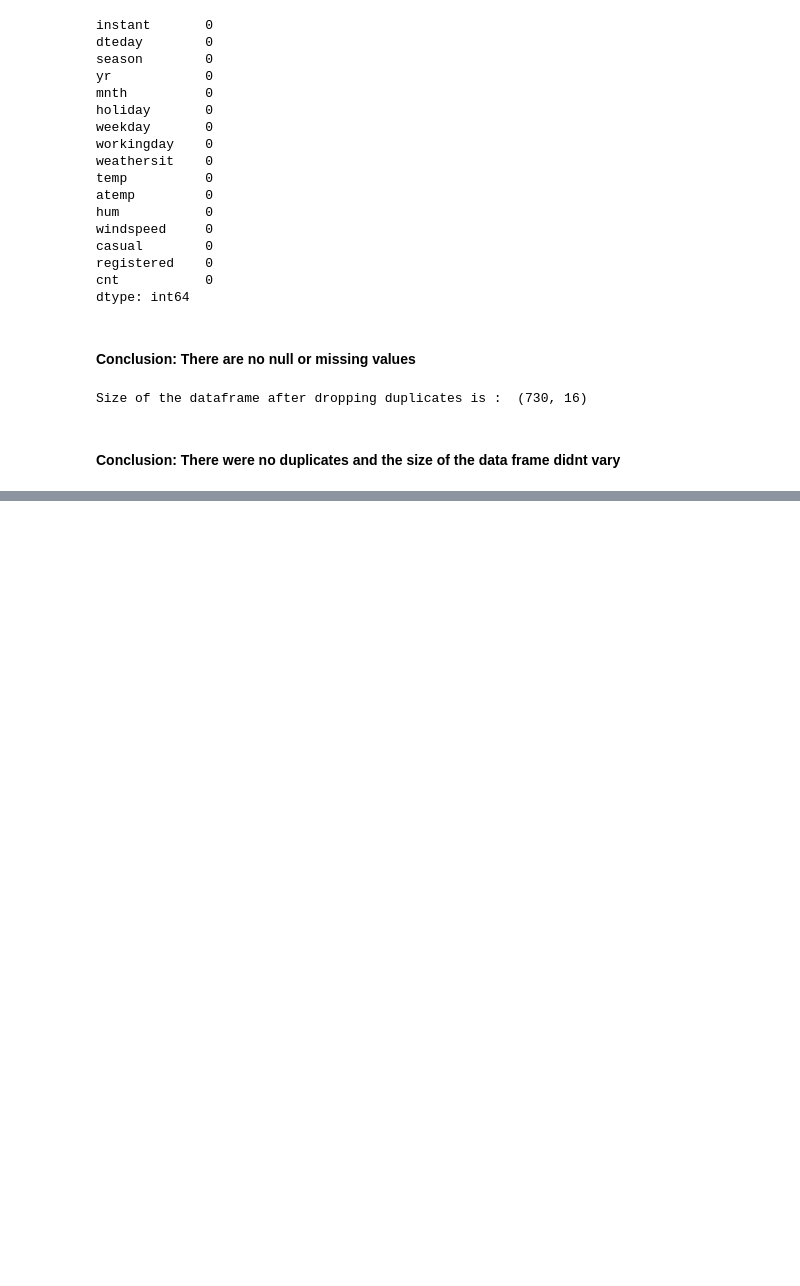
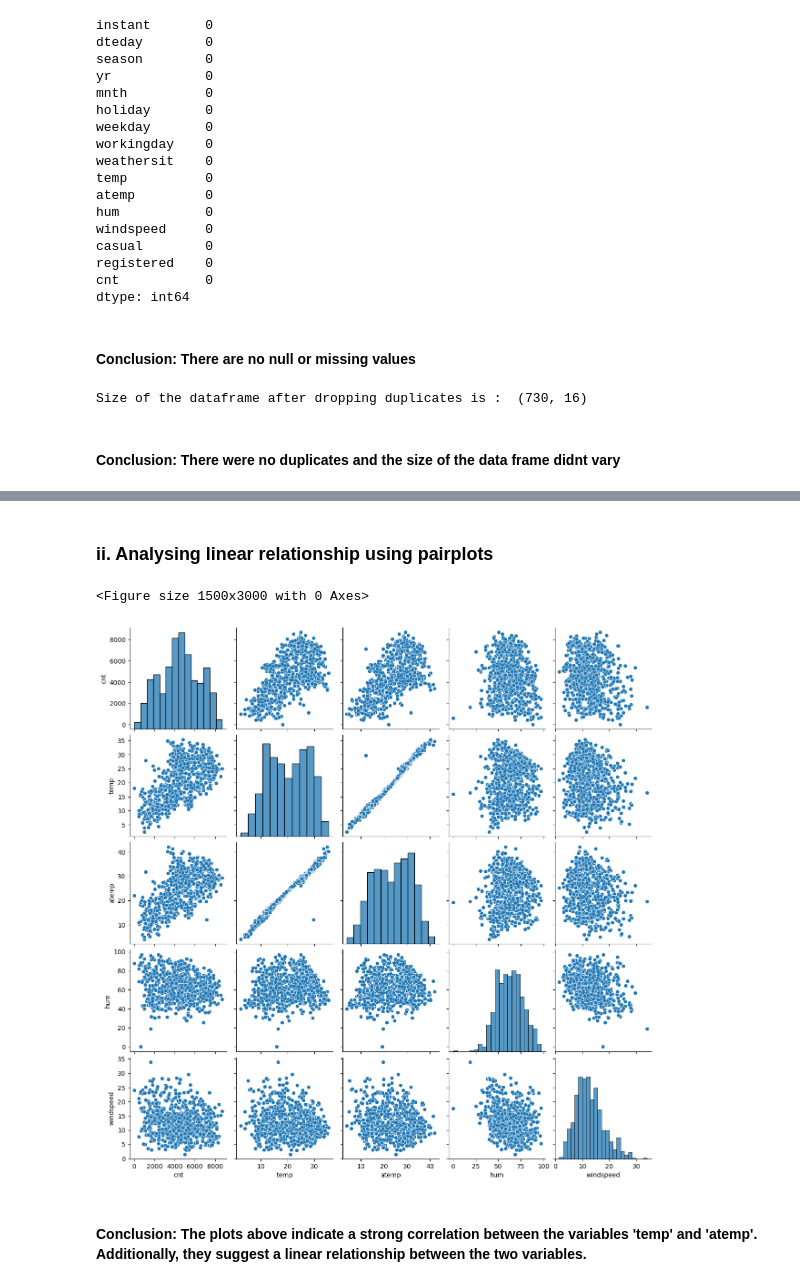
Before and after one commit to anagharavishankar/Regression_Bike_Sharing, a Jupyter notebook: Anagha_Ravishankar_Bike_Sharing.ipynb, the cells around one changed output, grey strips where cells are left out. Cells and saved outputs as stored; diff of their text form; code cells hidden in the pictures; blank space fills up the shorter version.

```diff
--- a/Anagha_Ravishankar_Bike_Sharing.ipynb
+++ b/Anagha_Ravishankar_Bike_Sharing.ipynb
@@ -143,0 +228,11 @@ Size of the dataframe after dropping redundant columns is :  (730, 12)
+# %% [markdown]
+### ii. Analysing linear relationship using pairplots
+# %%
+plt.figure(figsize = (15,30))
+sns.pairplot(data=bike_df,vars=['cnt', 'temp', 'atemp', 'hum','windspeed'])
+plt.show()
+# %% [output]
+<Figure size 1500x3000 with 0 Axes>
+[figure, added]
+# %% [markdown]
+#### Conclusion: The plots above indicate a strong correlation between the variables 'temp' and 'atemp'. Additionally, they suggest a linear relationship between the two variables.
```
Also changed, not shown: parts of 21 cells of this notebook.
